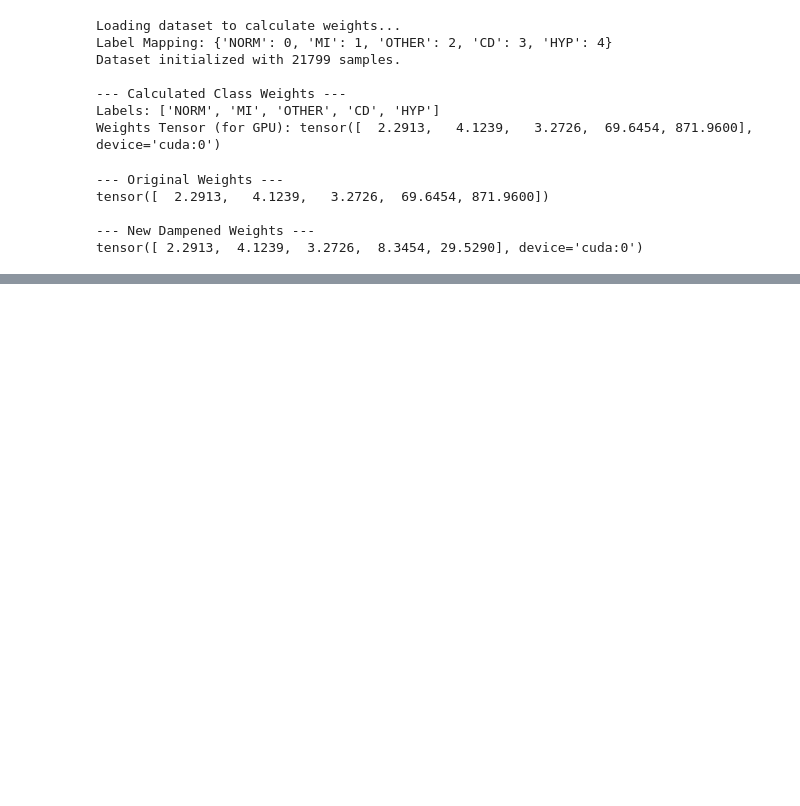
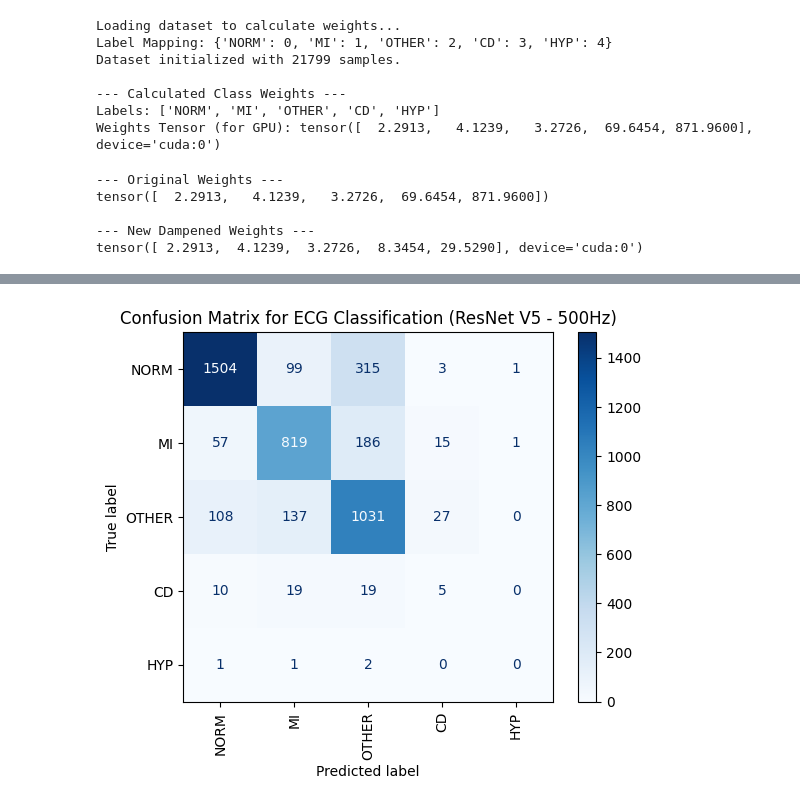
Before and after one commit to Zenkairow/ecg-classification-project, a Jupyter notebook: notebooks/02_model_evaluation.ipynb, the cells around one changed output, grey strips where cells are left out. Drawn from its saved outputs; the diff is of its cells as text; code cells hidden in the pictures; blank space fills up the shorter version.

```diff
--- a/notebooks/02_model_evaluation.ipynb
+++ b/notebooks/02_model_evaluation.ipynb
@@ -169,3 +169,96 @@ tensor([  2.2913,   4.1239,   3.2726,  69.6454, 871.9600])
 
 --- New Dampened Weights ---
 tensor([ 2.2913,  4.1239,  3.2726,  8.3454, 29.5290], device='cuda:0')
+# %%
+import torch
+import torch.nn as nn
+from torch.utils.data import DataLoader, random_split
+import pandas as pd
+import numpy as np
+import matplotlib.pyplot as plt
+import seaborn as sns
+from sklearn.metrics import confusion_matrix, ConfusionMatrixDisplay
+
+# Import our custom classes and the config file
+# This allows the notebook to find our .py files in the src folder
+import sys
+sys.path.append('../src')
+from data_loader import ECGDataset
+from model_v3 import ResNet1D # Using the ResNet architecture
+import config
+
+def evaluate_model():
+    """
+    Loads the trained model and evaluates its performance on the validation set,
+    generating a confusion matrix.
+    """
+    # --- 1. Setup ---
+    device = torch.device("cuda" if torch.cuda.is_available() else "cpu")
+    print(f"Using device: {device}")
+
+    # --- 2. Load Data ---
+    # The config file will automatically use the correct local or server path
+    print("Loading dataset...")
+    dataset = ECGDataset(data_path=config.DATA_PATH, metadata_file=config.METADATA_FILE, sampling_rate=config.SAMPLING_RATE)
+
+    # Use a fixed seed for random_split to get the same validation set as during training
+    torch.manual_seed(42)
+    train_size = int(0.8 * len(dataset))
+    val_size = len(dataset) - train_size
+    _, val_dataset = random_split(dataset, [train_size, val_size])
+
+    val_loader = DataLoader(val_dataset, batch_size=config.BATCH_SIZE, shuffle=False)
+    print(f"Validation set size: {len(val_dataset)}")
+
+    # --- 3. Load Model ---
+    print("Loading trained model...")
+    # Initialize the ResNet1D model architecture
+    model = ResNet1D(
+        num_classes=config.NUM_CLASSES,
+        num_leads=config.NUM_LEADS
+    ).to(device)
+
+    # Load the saved weights from our best model
+    model_path = '../models/ecg_model_v5_500hz.pth'
+    try:
+        # Load the state dictionary, making sure it's mapped to the correct device
+        model.load_state_dict(torch.load(model_path, map_location=device))
+    except FileNotFoundError:
+        print(f"Error: Model file not found at {model_path}")
+        print("Please make sure you have the trained model file in your 'models' folder.")
+        return
+
+    model.eval() # Set the model to evaluation mode
+
+    # --- 4. Get Predictions ---
+    print("Generating predictions on the validation set...")
+    all_labels = []
+    all_preds = []
+
+    with torch.no_grad():
+        for signals, labels in val_loader:
+            signals, labels = signals.to(device), labels.to(device)
+
+            outputs = model(signals)
+            _, predicted = torch.max(outputs.data, 1)
+
+            all_labels.extend(labels.cpu().numpy())
+            all_preds.extend(predicted.cpu().numpy())
+
+    # --- 5. Generate and Plot Confusion Matrix ---
+    print("Generating confusion matrix...")
+    cm = confusion_matrix(all_labels, all_preds)
+
+    # Get the class names from the dataset's label map
+    class_names = list(dataset.inverse_label_map.values())
+
+    # Plotting
+    plt.figure(figsize=(10, 8))
+    disp = ConfusionMatrixDisplay(confusion_matrix=cm, display_labels=class_names)
+    disp.plot(cmap=plt.cm.Blues, xticks_rotation='vertical')
+    plt.title('Confusion Matrix for ECG Classification (ResNet V5 - 500Hz)')
+    plt.show()
+
+# --- Run the evaluation ---
+evaluate_model()
+# %% [output]
@@ -171,0 +274 @@ tensor([ 2.2913,  4.1239,  3.2726,  8.3454, 29.5290], device='cuda:0')
+[figure, added]
```
Also changed, not shown: parts of 2 cells of this notebook, 9 other files.
